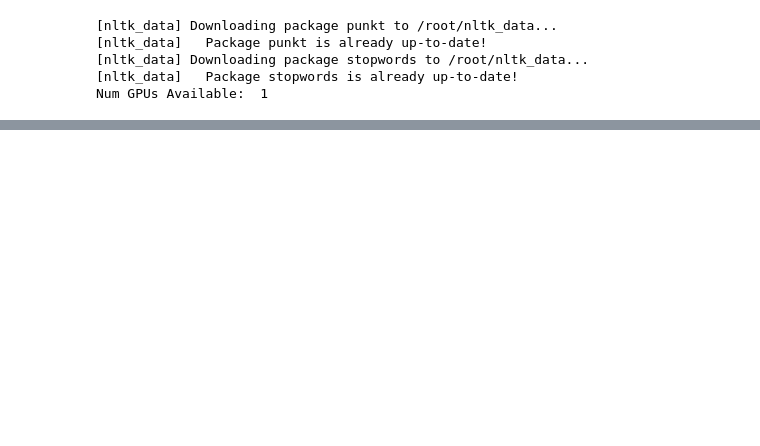
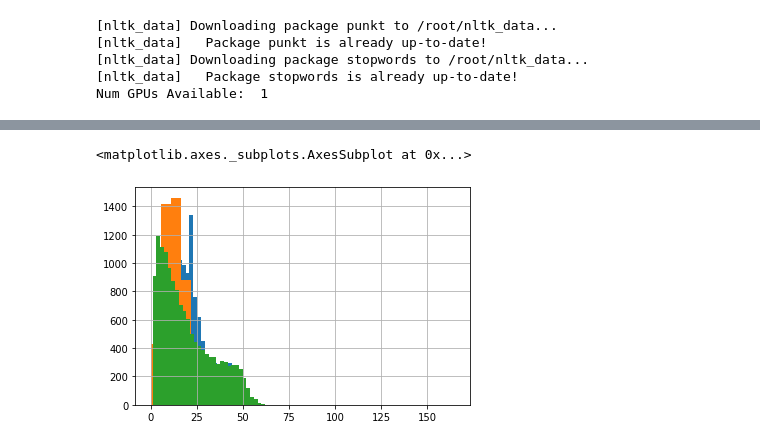
Before and after one commit to gibsonx/CE888, a Jupyter notebook: Assignment/assignment_2_Distilbert.ipynb, the cells around one changed output, grey strips where cells are left out. Saved outputs shown, nothing was run; the diff lists cells and outputs as text; code cells hidden in the pictures; blank space fills up the shorter version.

```diff
--- a/Assignment/assignment_2_Distilbert.ipynb
+++ b/Assignment/assignment_2_Distilbert.ipynb
@@ -382,0 +135,37 @@ plot_confusion_matrix(cm, normalize=False,target_names=['Not_offensive', 'offens
+# %%
+#Pre-process csv and merge into a Dataframe
+#Hate DataFrame Data
+hate_dict_train = {'text': readfile(os.path.join(hate_dir,"train_text.txt")),'label': readfile_label(os.path.join(hate_dir,"train_labels.txt"))}
+hate_dict_val = {'text': readfile(os.path.join(hate_dir,"val_text.txt")),'label': readfile_label(os.path.join(hate_dir,"val_labels.txt"))}
+hate_dict_test = {'text': readfile(os.path.join(hate_dir,"test_text.txt")),'label': readfile_label(os.path.join(hate_dir,"test_labels.txt"))}
+hate_train_df = pd.DataFrame(hate_dict_train)
+hate_val_df = pd.DataFrame(hate_dict_val)
+hate_test_df = pd.DataFrame(hate_dict_test)
+hate_frames = [hate_train_df, hate_val_df, hate_test_df]
+df_hate = pd.concat(hate_frames)
+not_hate = df_hate[df_hate['label'] == 0]
+hate = df_hate[df_hate['label'] == 1]
+
+#Irony DataFrame
+irony_dict_train = {'text': readfile(os.path.join(irony_dir,"train_text.txt")),'label': readfile_label(os.path.join(irony_dir,"train_labels.txt"))}
+irony_dict_val = {'text': readfile(os.path.join(irony_dir,"val_text.txt")),'label': readfile_label(os.path.join(irony_dir,"val_labels.txt"))}
+irony_dict_test = {'text': readfile(os.path.join(irony_dir,"test_text.txt")),'label': readfile_label(os.path.join(irony_dir,"test_labels.txt"))}
+irony_train_df = pd.DataFrame(irony_dict_train)
+irony_val_df = pd.DataFrame(irony_dict_val)
+irony_test_df = pd.DataFrame(irony_dict_test)
+irony_frames = [irony_train_df,irony_val_df,irony_test_df]
+df_irony = pd.concat(irony_frames)
+not_irony  = df_irony[df_irony['label'] == 0]
+irony  = df_irony[df_irony['label'] == 1]
+
+#Offensive DataFrame
+offensive_dict_train = {'text': readfile(os.path.join(offensive_dir,"train_text.txt")),'label': readfile_label(os.path.join(offensive_dir,"train_labels.txt"))}
+offensive_dict_val = {'text': readfile(os.path.join(offensive_dir,"val_text.txt")),'label': readfile_label(os.path.join(offensive_dir,"val_labels.txt"))}
+offensive_dict_test = {'text': readfile(os.path.join(offensive_dir,"test_text.txt")),'label': readfile_label(os.path.join(offensive_dir,"test_labels.txt"))}
+offensive_train_df = pd.DataFrame(offensive_dict_train)
+offensive_val_df = pd.DataFrame(offensive_dict_val)
+offensive_test_df = pd.DataFrame(offensive_dict_test)
+offensive_frames = [offensive_train_df,offensive_val_df,offensive_test_df]
+df_offensive = pd.concat(offensive_frames)
+not_offensive  = df_offensive[df_offensive['label'] == 0]
+offensive  = df_offensive[df_offensive['label'] == 1]
@@ -382,0 +210,11 @@ plot_confusion_matrix(cm, normalize=False,target_names=['Not_offensive', 'offens
+# %%
+#The length of sentences after tokenization
+seq_len = [len(i.split()) for i in df_hate['text']]
+pd.Series(seq_len).hist(bins = 30)
+seq_len = [len(i.split()) for i in df_irony['text']]
+pd.Series(seq_len).hist(bins = 30)
+seq_len = [len(i.split()) for i in df_offensive['text']]
+pd.Series(seq_len).hist(bins = 30)
+# %% [output]
+<matplotlib.axes._subplots.AxesSubplot at 0x...>
+[figure, added]
```
Also changed, not shown: parts of 44 cells of this notebook.
